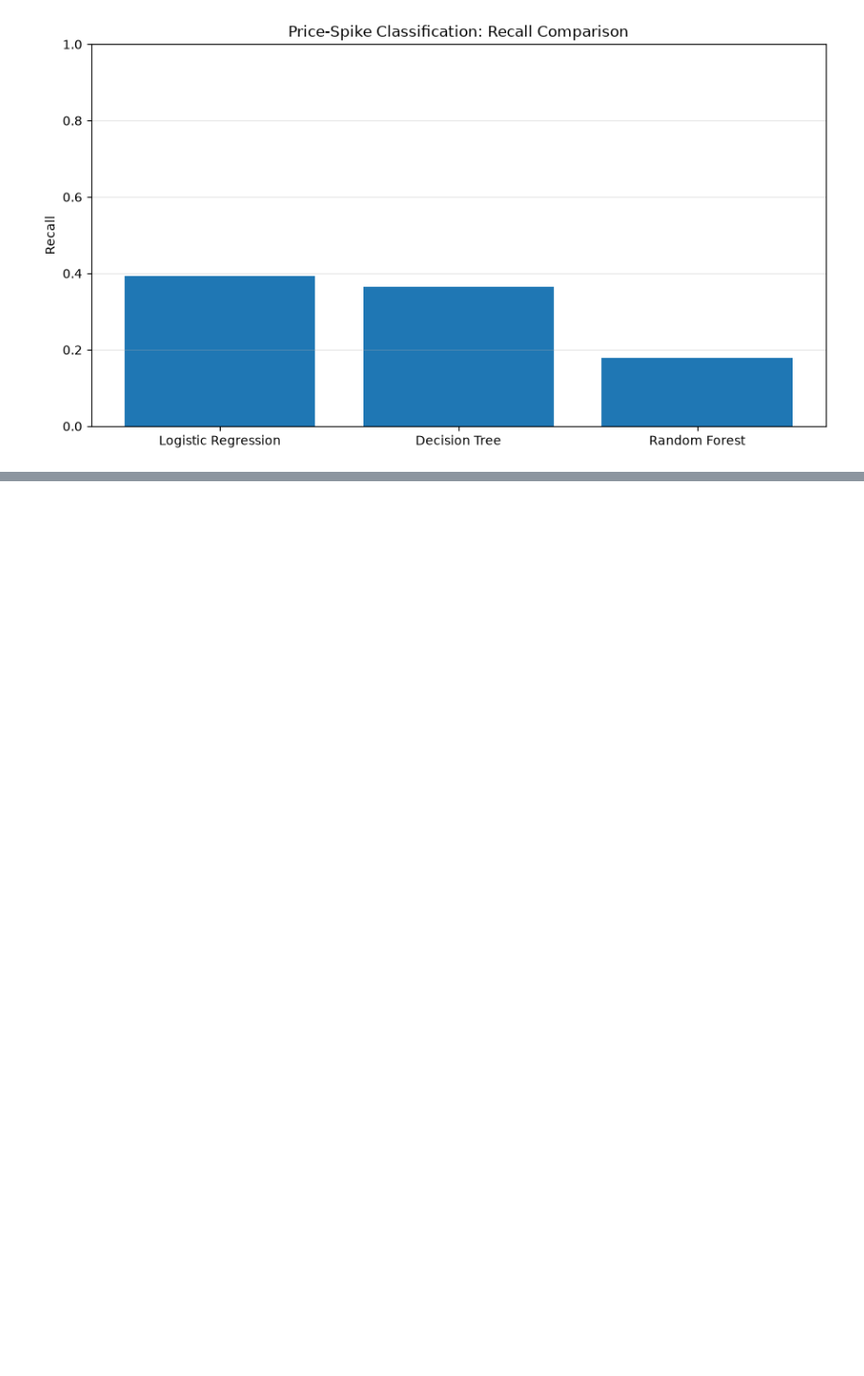
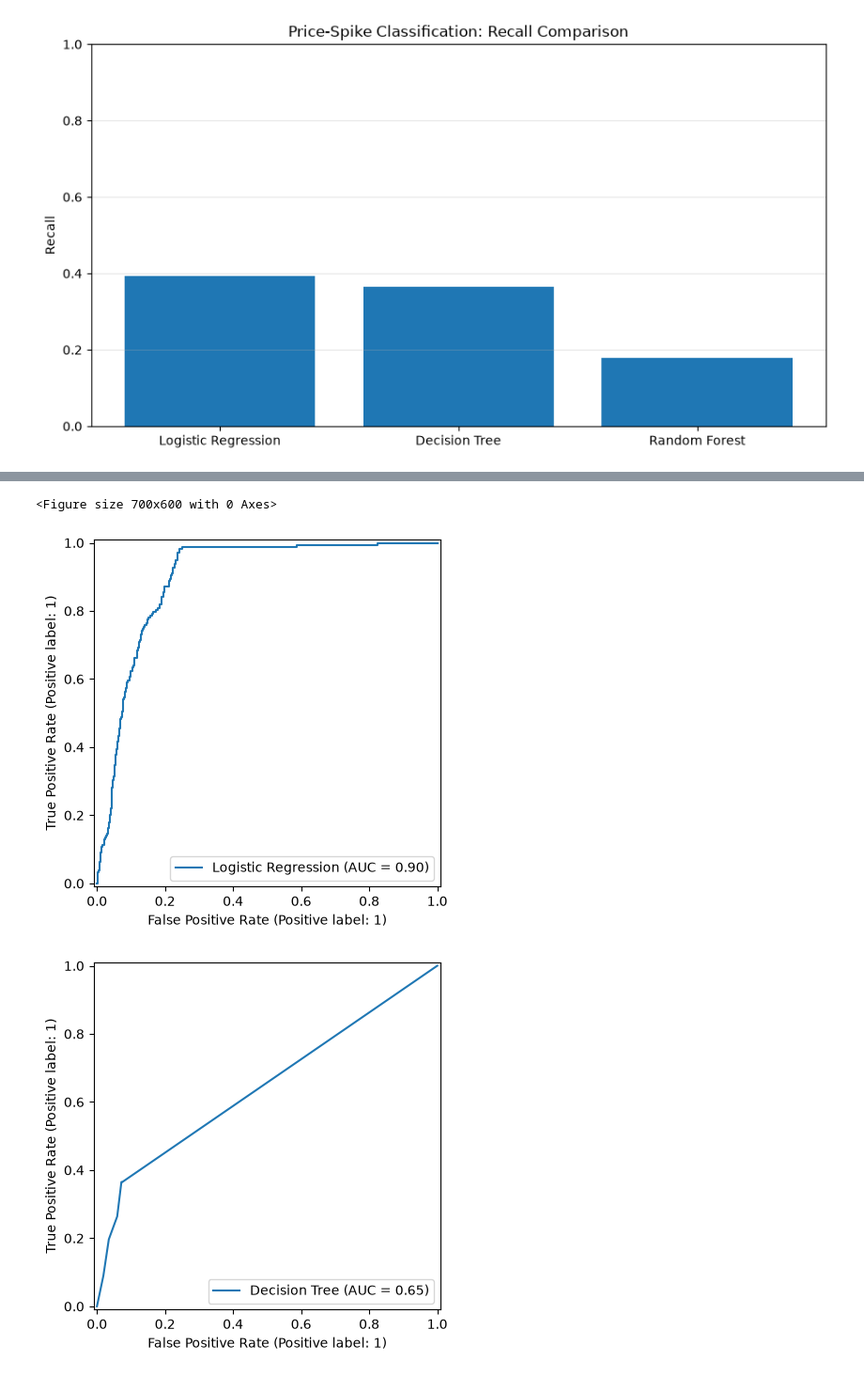
Before and after one commit to klm2109/australian-energy-market-analytics, a Jupyter notebook: notebooks/machine learning.ipynb, the cells around one changed output, grey strips where cells are left out. Shown at 94% size. Drawn from its saved outputs; the diff is of its cells as text; code cells hidden in the pictures; blank space fills up the shorter version.

```diff
--- a/notebooks/machine learning.ipynb
+++ b/notebooks/machine learning.ipynb
@@ -541,0 +587,13 @@ may be required for effective price-spike detection.
+# %%
+plt.figure(figsize=(7, 6))
+RocCurveDisplay.from_predictions(y_test_cls, log_prob, name="Logistic Regression")
+RocCurveDisplay.from_predictions(y_test_cls, tree_cls_prob, name="Decision Tree")
+RocCurveDisplay.from_predictions(y_test_cls, rf_cls_prob, name="Random Forest")
+plt.title("ROC Curves for Price-Spike Classification")
+plt.grid(alpha=0.3)
+plt.tight_layout()
+plt.show()
+# %% [output]
+<Figure size 700x600 with 0 Axes>
+[figure, added]
+[figure, added]
```
Also changed, not shown: parts of 12 cells of this notebook.
